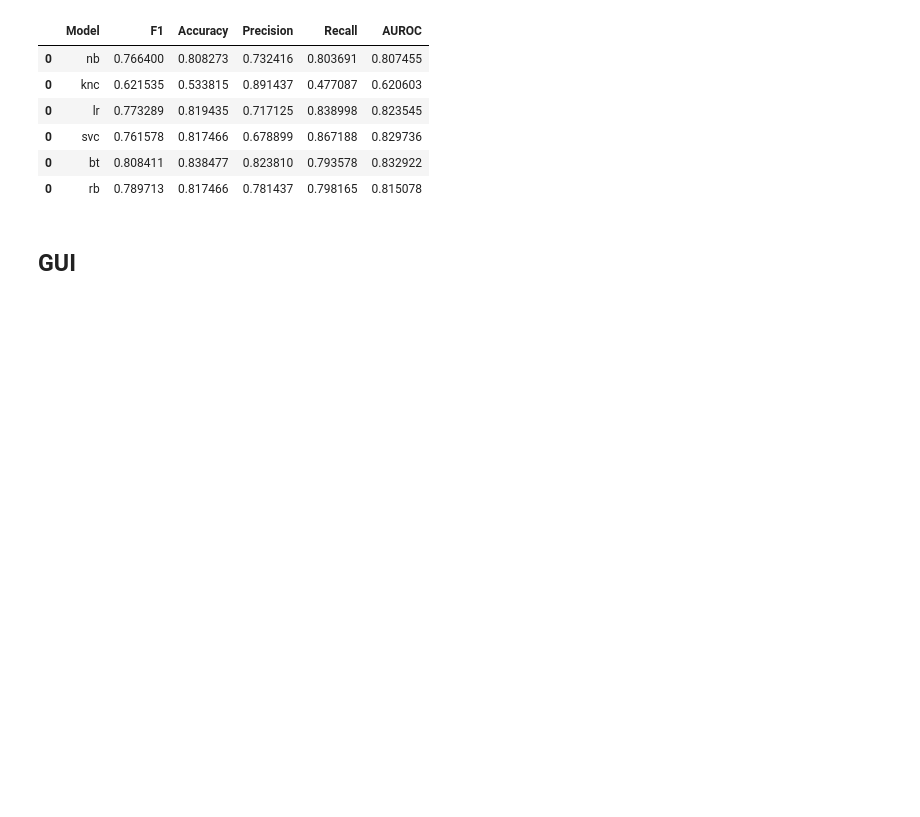
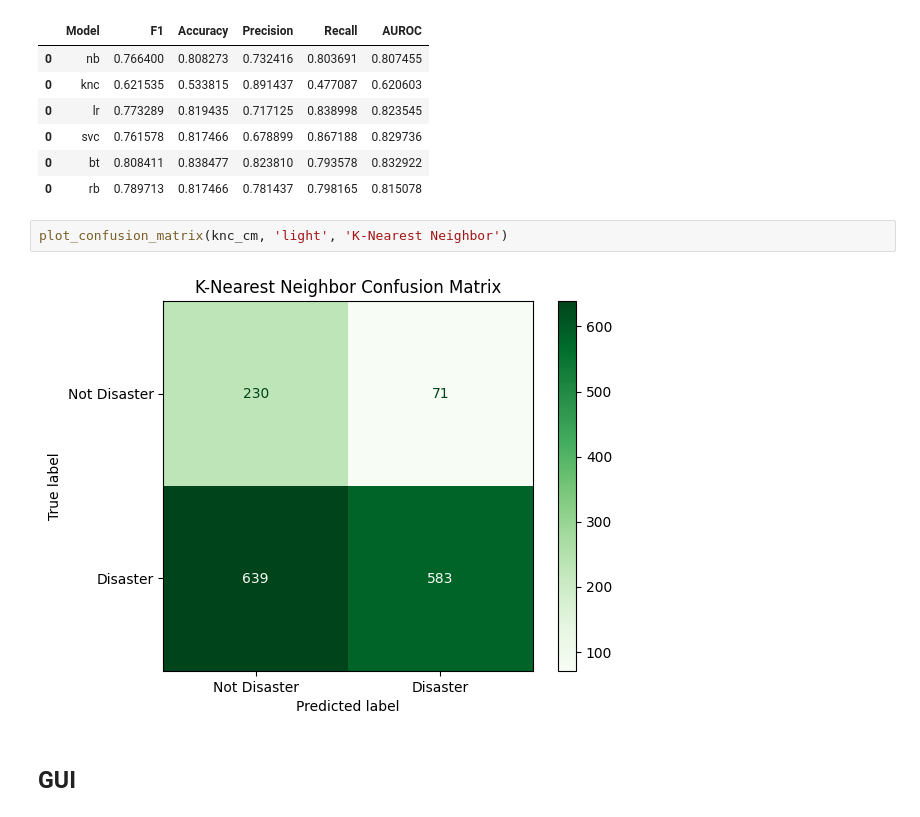
Before and after one commit to GunaJaganathan/detect-disaster-related-tweets, a Jupyter notebook: main.ipynb, the cells around one changed output. Cells and saved outputs as stored; diff of their text form; blank space fills up the shorter version.

```diff
--- a/main.ipynb
+++ b/main.ipynb
@@ -563,6 +563,10 @@ consolidate_perf_score(['nb', 'knc', 'lr', 'svc', 'bt', 'rb'], [nb_perf_scores,
 | 0 | svc | 0.761578 | 0.817466 | 0.678899 | 0.867188 | 0.829736 |
 | 0 | bt | 0.808411 | 0.838477 | 0.823810 | 0.793578 | 0.832922 |
 | 0 | rb | 0.789713 | 0.817466 | 0.781437 | 0.798165 | 0.815078 |
+# %%
+plot_confusion_matrix(knc_cm, 'light', 'K-Nearest Neighbor')
+# %% [output]
+[figure, added]
 # %% [markdown]
 ## GUI
 # %% [markdown]
```
Also changed, not shown: parts of 1 cell of this notebook.
